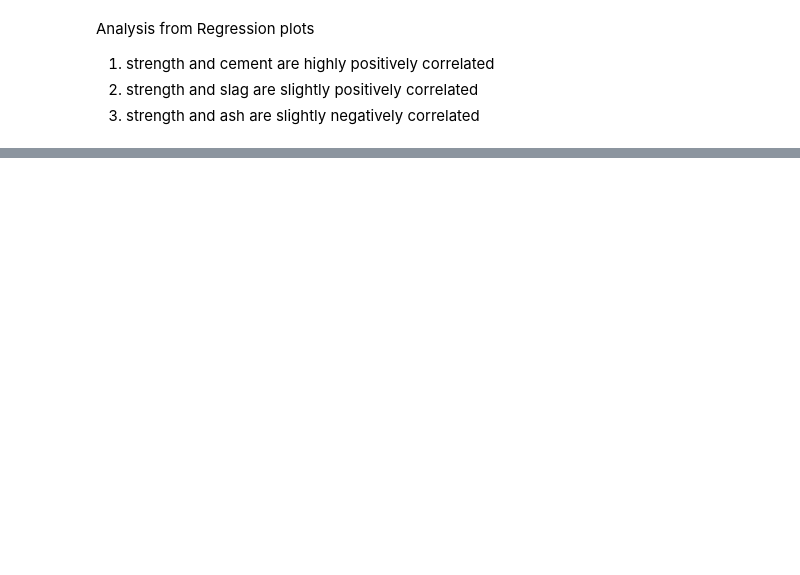
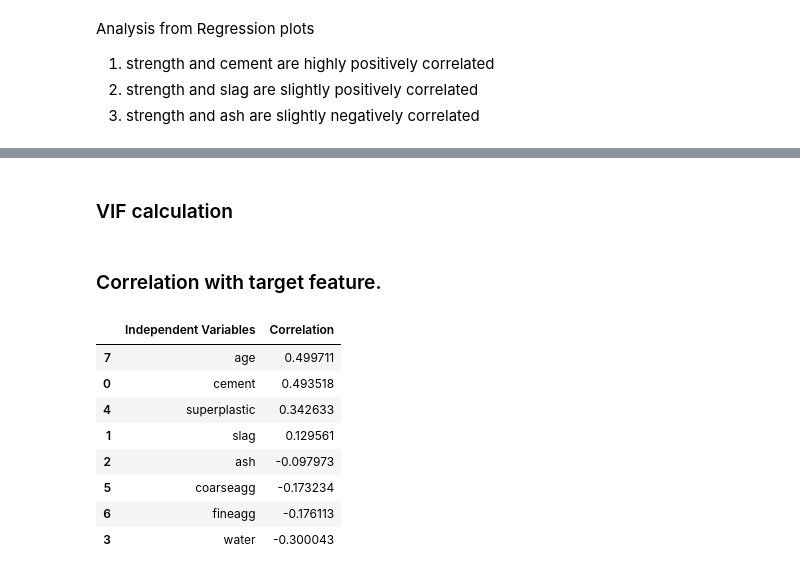
Before and after one commit to chaitanyaaditya/CapStone, a Jupyter notebook: CapStoneProject1.ipynb, the cells around one changed output, grey strips where cells are left out. Drawn from its saved outputs; the diff is of its cells as text; code cells hidden in the pictures; blank space fills up the shorter version.

```diff
--- a/CapStoneProject1.ipynb
+++ b/CapStoneProject1.ipynb
@@ -368,0 +384,26 @@ Analysis from Regression plots
+# %% [markdown]
+### VIF calculation
+# %% [markdown]
+### Correlation with target feature.
+# %%
+def correlation_target(data, t_col):
+  independent_variable=data.drop(t_col, axis=1).columns
+  corr_result=[]
+  for col in independent_variable:
+    corr_result.append(data[t_col].corr(data[col]))
+  result = pd.DataFrame([independent_variable, corr_result], index = ['Independent Variables', 'Correlation']).T
+  return result.sort_values('Correlation', ascending=False)
+
+  #Corey Schafer Pandas tutorial
+# %%
+correlation_target(df, "strength")
+# %% [output]
+|  | Independent Variables | Correlation |
+| 7 | age | 0.499711 |
+| 0 | cement | 0.493518 |
+| 4 | superplastic | 0.342633 |
+| 1 | slag | 0.129561 |
+| 2 | ash | -0.097973 |
+| 5 | coarseagg | -0.173234 |
+| 6 | fineagg | -0.176113 |
+| 3 | water | -0.300043 |
```
Also changed, not shown: parts of 17 cells of this notebook.
